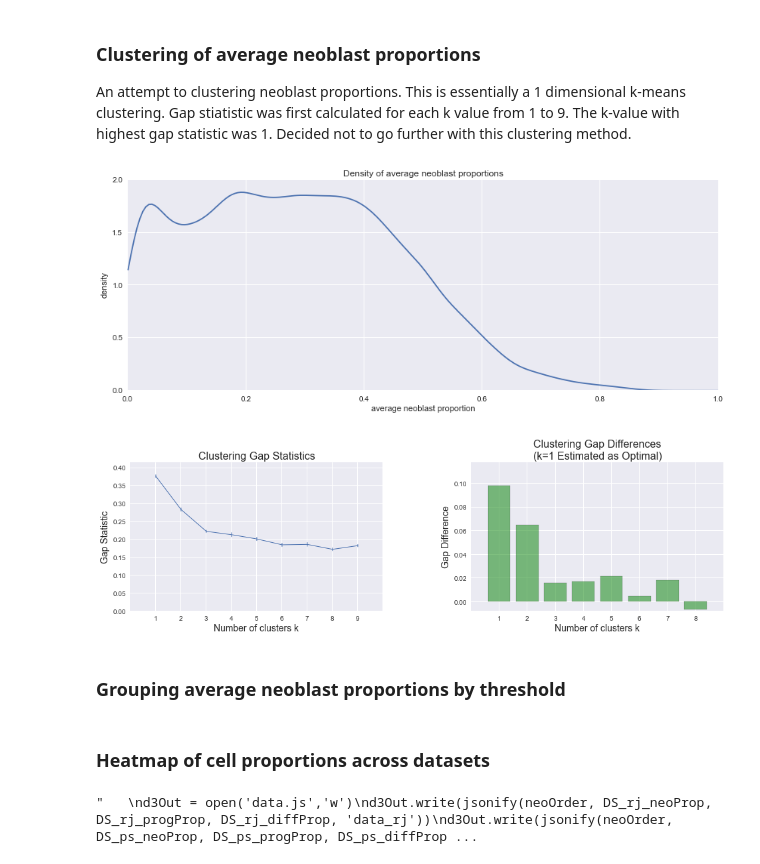
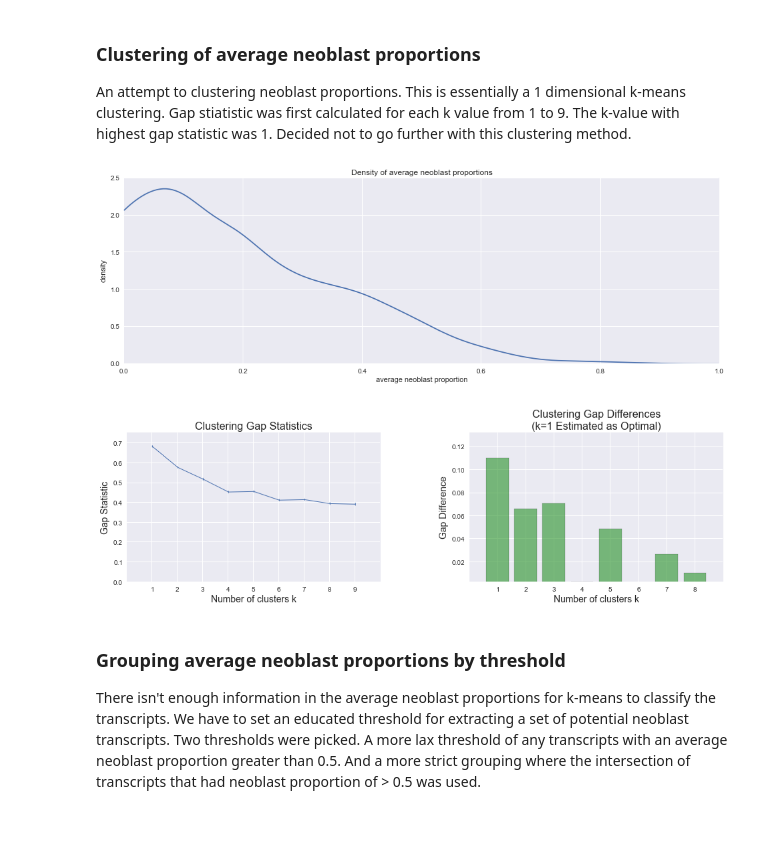
Before and after one commit to damiankao/smed-neoblast-analysis, a Jupyter notebook: Neoblast.ipynb, the cells around one changed output. Saved outputs shown, nothing was run; the diff lists cells and outputs as text; code cells hidden in the pictures; blank space fills up the shorter version.

```diff
--- a/Neoblast.ipynb
+++ b/Neoblast.ipynb
@@ -436,14 +489,14 @@ An attempt to clustering neoblast proportions. This is essentially a 1 dimension
 # %%
 avgProps = []
 for i in range(len(DS_rj_neoProp)):
-    avgProp = np.mean(DS_rj_neoProp[i][1], DS_ps_neoProp[i][1], DS_abH2b_neoProp[i][1])
+    avgProp = np.mean([DS_rj_neoProp[i][1], DS_ps_neoProp[i][1], DS_abH2b_neoProp[i][1]])
     avgProps.append(avgProp)
 
-plt.figure(figsize=[14,5])
+plt.figure(figsize=[16,5])
 plt.title('Density of average neoblast proportions')
 density = gaussian_kde(avgProps)
 xs = np.linspace(0,1,200)
-density.covariance_factor = lambda : .15
+density.covariance_factor = lambda : .20
 density._compute_covariance()
 plt.plot(xs,density(xs))
 plt.ylabel('density')
@@ -534,70 +587,39 @@ def plot_gap_statistics(gaps, errs, difs):
     ind = range(1,len(difs)+1) # the x values for the difs
 
     max_gap = None
     if len(np.where(difs > 0)[0]) > 0:
         max_gap = np.where(difs > 0)[0][0] + 1 # the k with the first positive dif
 
     # Create a bar plot
     ax.bar(ind, difs, alpha=0.5, color='g', align='center')
 
     # Add figure labels and ticks
     if max_gap:
         ax.set_title('Clustering Gap Differences\n(k=%d Estimated as Optimal)' % (max_gap), \
                      fontsize=16)
     else:
         ax.set_title('Clustering Gap Differences\n', fontsize=16)
     ax.set_xlabel('Number of clusters k', fontsize=14)
     ax.set_ylabel('Gap Difference', fontsize=14)
     ax.xaxis.set_ticks(range(1,len(difs)+1))
 
     # Add figure bounds
     ax.set_ylim(min(difs)*1.2, max(difs)*1.2)
     ax.set_xlim(0, len(difs)+1.0)
 
     # Show the figure
     plt.show()
 
 #g, e, d = gap_statistics(avgProps.T)
 #takes too long to run. Here are the results:
-g = [0.37712686, 0.28408288, 0.22327374, 0.2138266,0.20198991, 0.18557128, 0.18671291, 0.17299453, 0.18326954]
-e = [ 0.00467887, 0.00501807, 0.00388339, 0.00632516, 0.00541921, 0.00539024, 0.00590375, 0.00452693, 0.00377584]
-d = [ 0.09806205, 0.06469253, 0.0157723, 0.0172559, 0.02180887, 0.00476212, 0.01824531, -0.00649917]
+g = [0.68421123, 0.57858073, 0.51908295, 0.45424543, 0.45690356, 0.41330211, 0.41598558, 0.3958362, 0.3928685]
+e = [0.00525073, 0.00448198, 0.00665574, 0.00576964, 0.00538981, 0.00493866, 0.00493594, 0.00651397, 0.00719882]
+d = [0.11011249, 0.06615352, 0.07060716, 0.00273168, 0.04854012, 0.00225246, 0.02666336, 0.01016651]
 plot_gap_statistics(g,e,d)
 # %% [output]
-[figure, old version]
+[figure, new version]
-[figure, old version]
+[figure, new version]
-# %% [markdown]
-### Grouping average neoblast proportions by threshold
-# %% [markdown]
-### Heatmap of cell proportions across datasets
-# %%
-#Convert data into correct JSON structures for d3.js rendering
-
-#DS_rj_neoProp
-#DS_rj_progProp
-#DS_rj_diffProp
-
-def jsonify(order, neo, prog, diff, v):
-    out = []
-    neo = [x[1] for x in neo]
-    prog = [x[1] for x in prog]
-    diff = [x[1] for x in diff]
-
-    for i in order:
-        out.append([neo[i],prog[i],diff[i]])
-
-    print 'var ' + v + ' = ' + str(out) + ";"
-
-neoOrder = []
-
-'''
-d3Out = open('data.js','w')
-d3Out.write(jsonify(neoOrder, DS_rj_neoProp, DS_rj_progProp, DS_rj_diffProp, 'data_rj'))
-d3Out.write(jsonify(neoOrder, DS_ps_neoProp, DS_ps_progProp, DS_ps_diffProp, 'data_ps'))
-d3Out.write(jsonify(neoOrder, DS_gv_neoProp, DS_gv_progProp, DS_gv_diffProp, 'data_gv'))
-d3Out.write('var data_irra = ' + str([DS_abIrra_neoProp[i][1] for i in order]) + ';')
-d3Out.write('var data_h2b = ' + str([DS_abH2b_neoProp[i][1] for i in order]) + ';')
-d3Out.close()
-'''
-# %% [output]
-"   \nd3Out = open('data.js','w')\nd3Out.write(jsonify(neoOrder, DS_rj_neoProp, DS_rj_progProp, DS_rj_diffProp, 'data_rj'))\nd3Out.write(jsonify(neoOrder, DS_ps_neoProp, DS_ps_progProp, DS_ps_diffProp ...
+# %% [markdown]
+### Grouping average neoblast proportions by threshold
+
+There isn't enough information in the average neoblast proportions for k-means to classify the transcripts. We have to set an educated threshold for extracting a set of potential neoblast transcripts. Two thresholds were picked. A more lax threshold of any transcripts with an average neoblast proportion greater than 0.5. And a more strict grouping where the intersection of transcripts that had neoblast proportion of > 0.5 was used.
```
Also changed, not shown: parts of 6 cells of this notebook, 4 other files.
